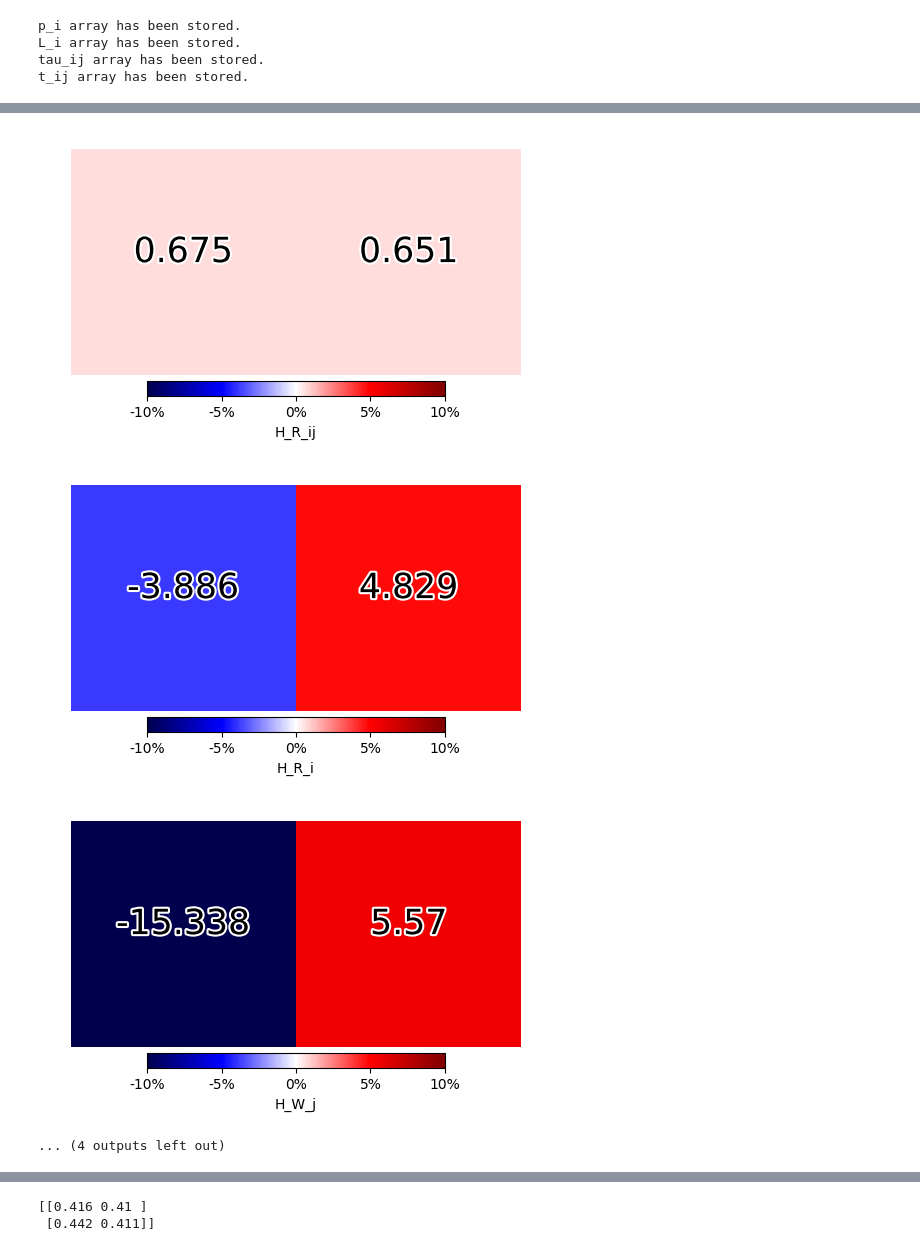
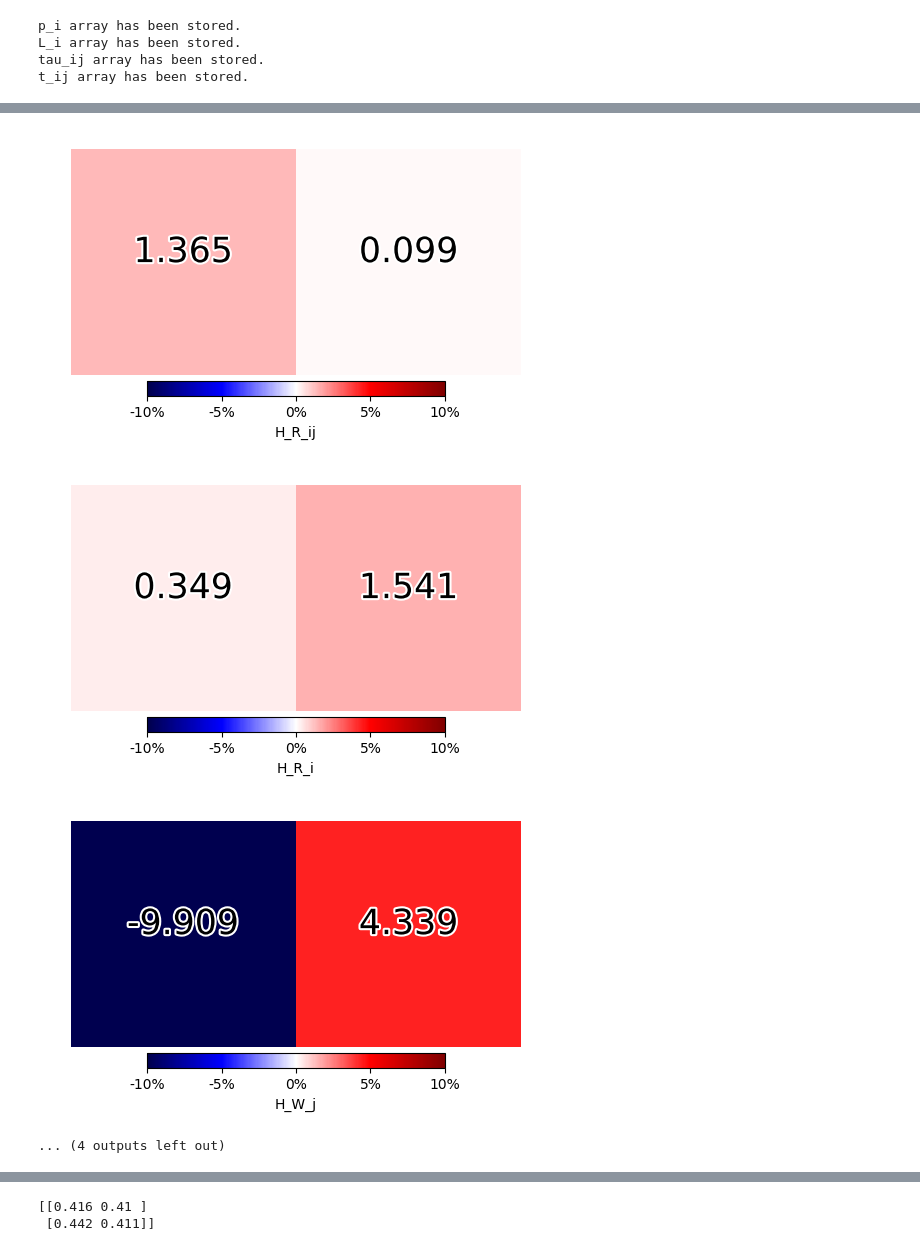
Before and after one commit to nagampere/horkew, a Jupyter notebook: analysis/master_thesis/area2_2_HF.ipynb, the cells around one changed output, grey strips where cells are left out. Cells and saved outputs as stored; diff of their text form; code cells hidden in the pictures.

```diff
--- a/analysis/master_thesis/area2_2_HF.ipynb
+++ b/analysis/master_thesis/area2_2_HF.ipynb
@@ -7,6 +7,7 @@ from libs.Horcher_Fertility_model import Horcher_Fertility_model
 # %%
 # モデルの定義
 model = Horcher_Fertility_model(2,2)
+
 # 外生変数の設定
 exog = {
     't_ij': np.array([
@@ -35,12 +36,12 @@ param = {
 # 基準均衡時の内生変数の設定
 ref = {
     'lambda_ij': np.array([
-        [0.30, 0.30],
-        [0.05, 0.35]
+        [0.25, 0.30],
+        [0.05, 0.40]
     ]),
     'n_ij': np.array([
-        [1.0, 0.9],
-        [0.9, 0.9]
+        [1.0, 1.0],
+        [1.0, 1.0]
     ]),
     'q_i':   np.array([0.95, 1.1]),
     'Q_j':   np.array([1.5, 1.5]),
@@ -348,18 +349,18 @@ plot_value(gdf_diff, 'N_R_i', '/Users/nagampere/File/horkew/analysis/master_thes
 # %%
-plot_change(gdf_change, 'w_j', '/Users/nagampere/File/horkew/analysis/master_thesis/images')
-plot_change(gdf_change, 'Q_j', '/Users/nagampere/File/horkew/analysis/master_thesis/images')
-plot_change(gdf_change, 'q_i', '/Users/nagampere/File/horkew/analysis/master_thesis/images')
-plot_change(gdf_change, 'v_ij', '/Users/nagampere/File/horkew/analysis/master_thesis/images')
-plot_change(gdf_change, 'lambda_ij', '/Users/nagampere/File/horkew/analysis/master_thesis/images')
-plot_change(gdf_change, 'N_R_i', '/Users/nagampere/File/horkew/analysis/master_thesis/images')
-plot_change(gdf_change, 'N_W_j', '/Users/nagampere/File/horkew/analysis/master_thesis/images')
-plot_change(gdf_change, 'M_R_i', '/Users/nagampere/File/horkew/analysis/master_thesis/images')
-plot_change(gdf_change, 'M_W_j', '/Users/nagampere/File/horkew/analysis/master_thesis/images')
-plot_change(gdf_change, 'H_R_ij', '/Users/nagampere/File/horkew/analysis/master_thesis/images')
-plot_change(gdf_change, 'H_R_i', '/Users/nagampere/File/horkew/analysis/master_thesis/images')
-plot_change(gdf_change, 'H_W_j', '/Users/nagampere/File/horkew/analysis/master_thesis/images')
-plot_change(gdf_change, 'H_i', '/Users/nagampere/File/horkew/analysis/master_thesis/images')
-plot_change(gdf_change, 'Y_j', '/Users/nagampere/File/horkew/analysis/master_thesis/images')
-plot_change(gdf_change, 'q_ave_i', '/Users/nagampere/File/horkew/analysis/master_thesis/images')
-plot_change(gdf_change, 'phi_i', '/Users/nagampere/File/horkew/analysis/master_thesis/images')
+plot_change(gdf_change, 'w_j', '/Users/nagampere/File/horkew/analysis/master_thesis/images/area2_2')
+plot_change(gdf_change, 'Q_j', '/Users/nagampere/File/horkew/analysis/master_thesis/images/area2_2')
+plot_change(gdf_change, 'q_i', '/Users/nagampere/File/horkew/analysis/master_thesis/images/area2_2')
+plot_change(gdf_change, 'v_ij', '/Users/nagampere/File/horkew/analysis/master_thesis/images/area2_2')
+plot_change(gdf_change, 'lambda_ij', '/Users/nagampere/File/horkew/analysis/master_thesis/images/area2_2')
+plot_change(gdf_change, 'N_R_i', '/Users/nagampere/File/horkew/analysis/master_thesis/images/area2_2')
+plot_change(gdf_change, 'N_W_j', '/Users/nagampere/File/horkew/analysis/master_thesis/images/area2_2')
+plot_change(gdf_change, 'M_R_i', '/Users/nagampere/File/horkew/analysis/master_thesis/images/area2_2')
+plot_change(gdf_change, 'M_W_j', '/Users/nagampere/File/horkew/analysis/master_thesis/images/area2_2')
+plot_change(gdf_change, 'H_R_ij', '/Users/nagampere/File/horkew/analysis/master_thesis/images/area2_2')
+plot_change(gdf_change, 'H_R_i', '/Users/nagampere/File/horkew/analysis/master_thesis/images/area2_2')
+plot_change(gdf_change, 'H_W_j', '/Users/nagampere/File/horkew/analysis/master_thesis/images/area2_2')
+plot_change(gdf_change, 'H_i', '/Users/nagampere/File/horkew/analysis/master_thesis/images/area2_2')
+plot_change(gdf_change, 'Y_j', '/Users/nagampere/File/horkew/analysis/master_thesis/images/area2_2')
+plot_change(gdf_change, 'q_ave_i', '/Users/nagampere/File/horkew/analysis/master_thesis/images/area2_2')
+plot_change(gdf_change, 'phi_i', '/Users/nagampere/File/horkew/analysis/master_thesis/images/area2_2')
 # %% [output]
@@ -375,4 +376,4 @@ plot_change(gdf_change, 'phi_i', '/Users/nagampere/File/horkew/analysis/master_t
-[figure, old version]
+[figure, new version]
-[figure, old version]
+[figure, new version]
-[figure, old version]
+[figure, new version]
 ... (4 outputs left out)
```
Also changed, not shown: parts of 20 cells of this notebook, 33 other files.
